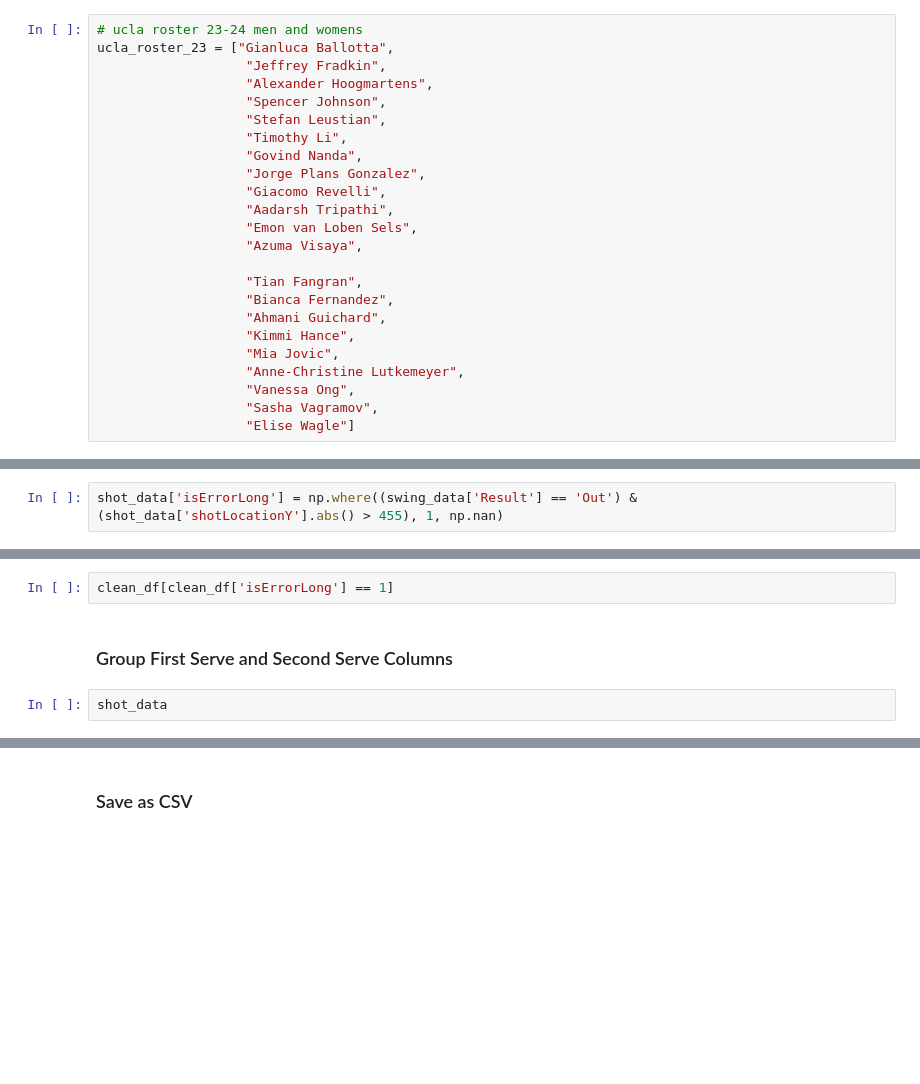
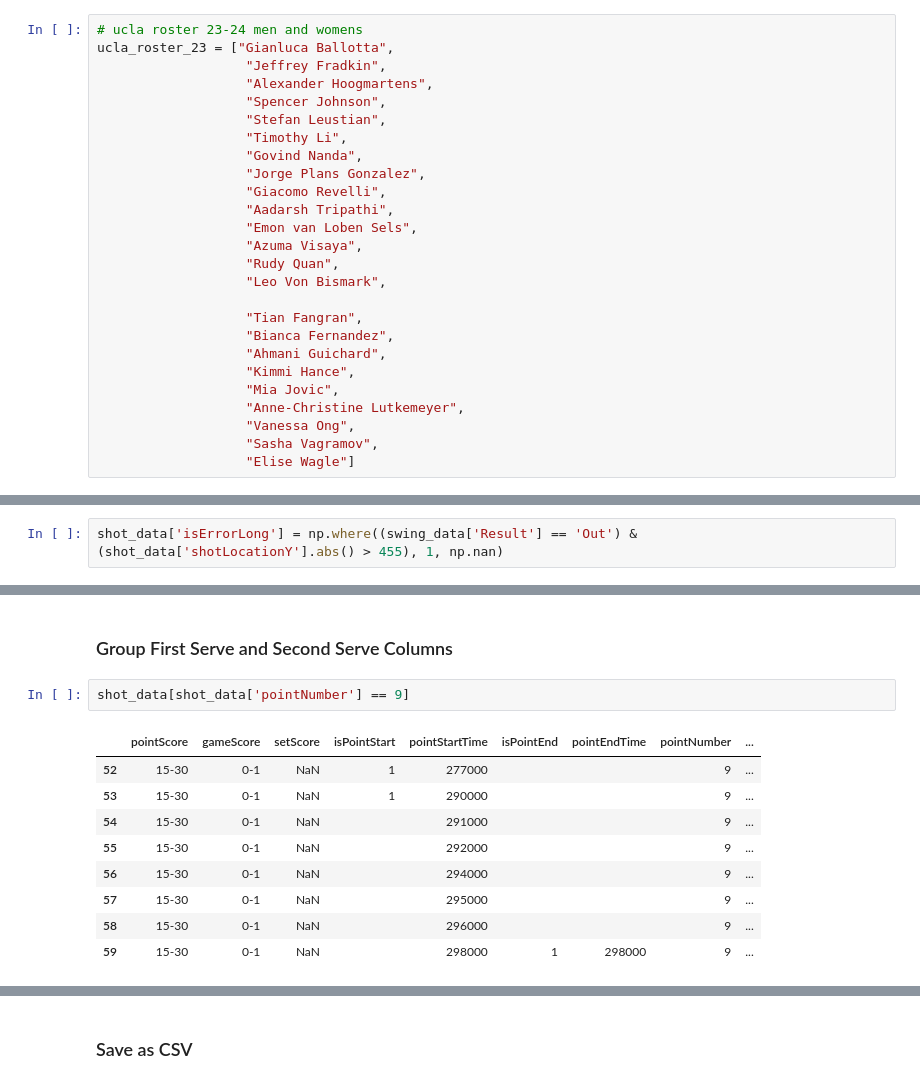
Before and after one commit to cjgimena/UCLA-Tennis-Consulting, a Jupyter notebook: SwingVision/SwingVisionTransformationWIP.ipynb, the cells around one changed output, grey strips where cells are left out. Drawn from its saved outputs; the diff is of its cells as text; blank space fills up the shorter version.

```diff
--- a/SwingVision/SwingVisionTransformationWIP.ipynb
+++ b/SwingVision/SwingVisionTransformationWIP.ipynb
@@ -294,6 +346,8 @@ ucla_roster_23 = ["Gianluca Ballotta",
                    "Aadarsh Tripathi",
                    "Emon van Loben Sels",
                    "Azuma Visaya",
+                   "Rudy Quan",
+                   "Leo Von Bismark",
 
                    "Tian Fangran",
                    "Bianca Fernandez",
@@ -561,7 +698,15 @@ shot_data[160:175]
-# %%
-clean_df[clean_df['isErrorLong'] == 1]
 # %% [markdown]
 ### Group First Serve and Second Serve Columns
 # %%
-shot_data
+shot_data[shot_data['pointNumber'] == 9]
+# %% [output]
+|  | pointScore | gameScore | setScore | isPointStart | pointStartTime | isPointEnd | pointEndTime | pointNumber | ... |
+| 52 | 15-30 | 0-1 | NaN | 1 | 277000 |  |  | 9 | ... |
+| 53 | 15-30 | 0-1 | NaN | 1 | 290000 |  |  | 9 | ... |
+| 54 | 15-30 | 0-1 | NaN |  | 291000 |  |  | 9 | ... |
+| 55 | 15-30 | 0-1 | NaN |  | 292000 |  |  | 9 | ... |
+| 56 | 15-30 | 0-1 | NaN |  | 294000 |  |  | 9 | ... |
+| 57 | 15-30 | 0-1 | NaN |  | 295000 |  |  | 9 | ... |
+| 58 | 15-30 | 0-1 | NaN |  | 296000 |  |  | 9 | ... |
+| 59 | 15-30 | 0-1 | NaN |  | 298000 | 1 | 298000 | 9 | ... |
 # %%
```
Also changed, not shown: parts of 22 cells of this notebook, 2 other files.
